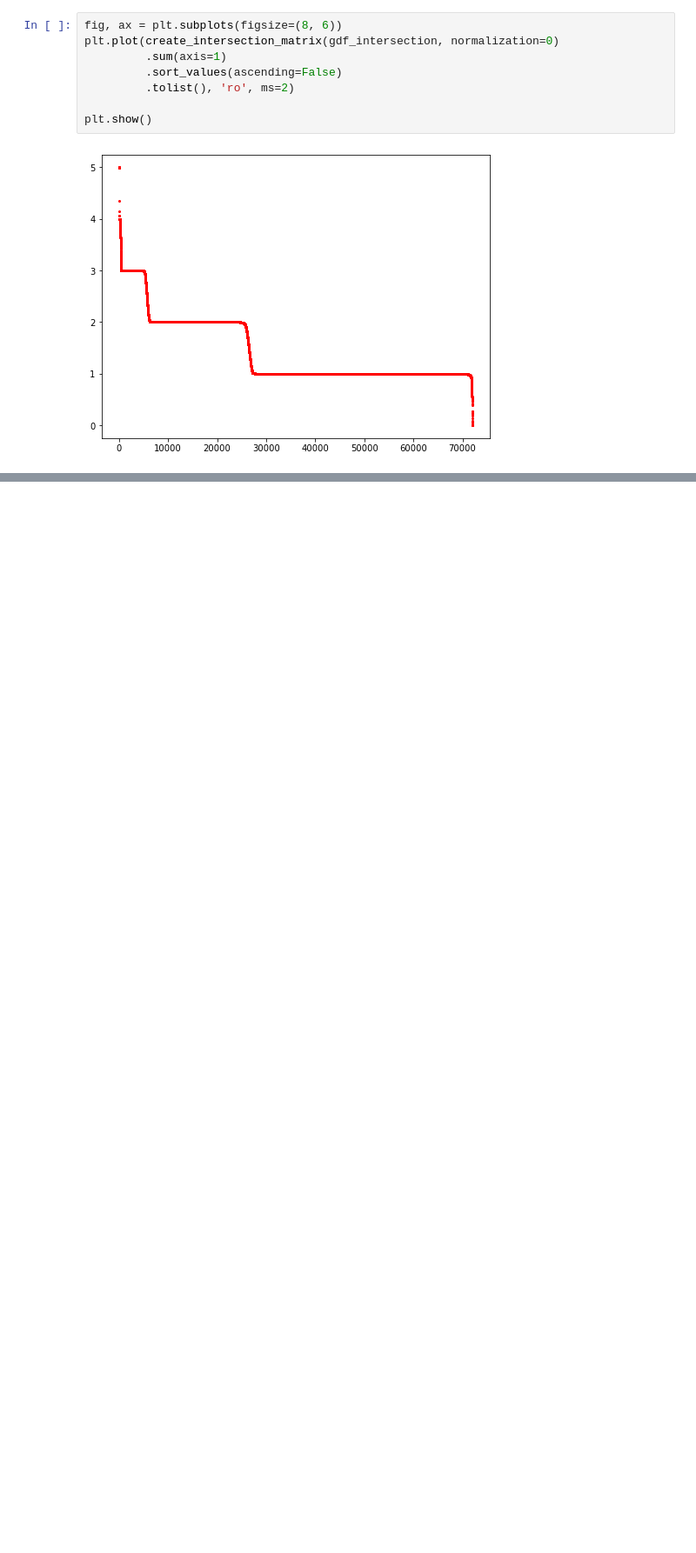
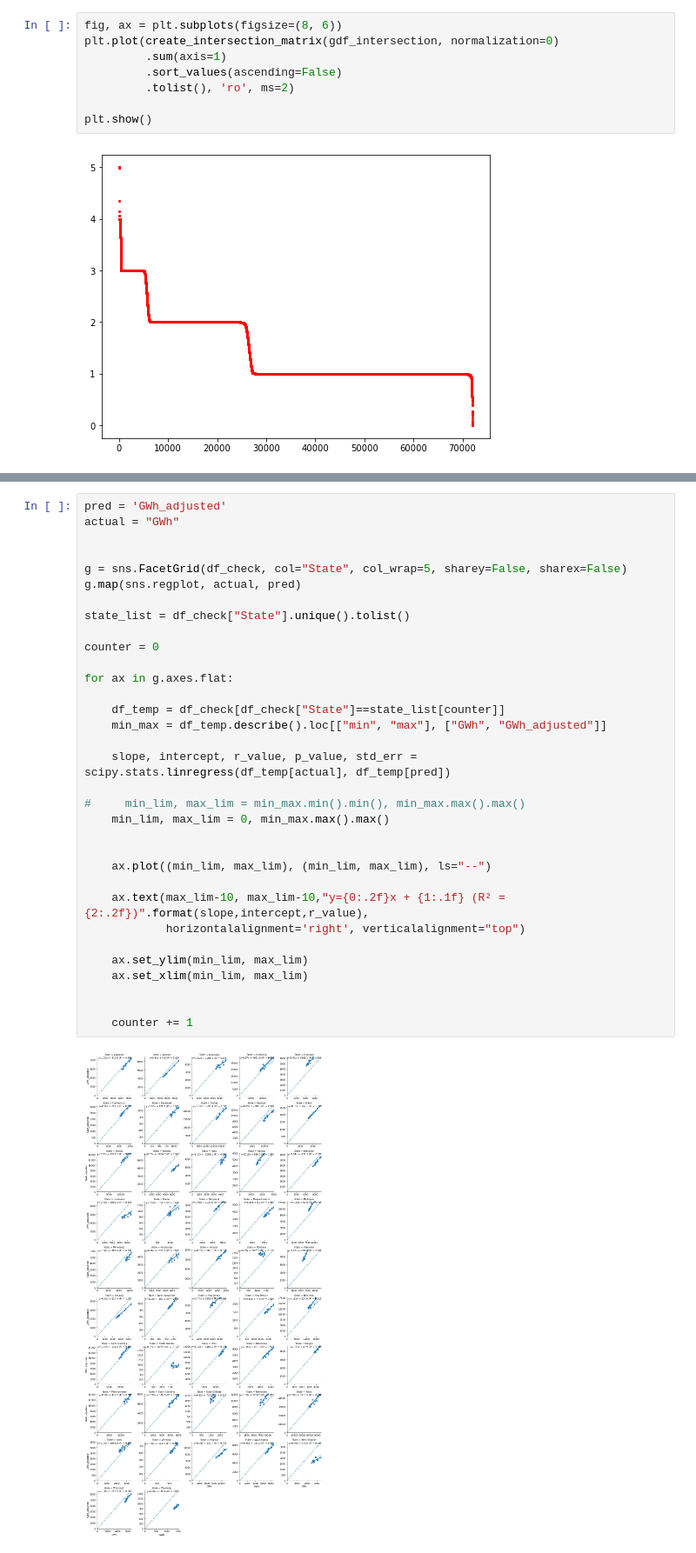
Before and after one commit to catalyst-cooperative/electricity-demand-mapping, a Jupyter notebook: notebooks/finding_overlap_areas.ipynb, the cells around one changed output, grey strips where cells are left out. Shown at 87% size. Cells and saved outputs as stored; diff of their text form; blank space fills up the shorter version.

```diff
--- a/notebooks/finding_overlap_areas.ipynb
+++ b/notebooks/finding_overlap_areas.ipynb
@@ -315,0 +524,35 @@ plt.show()
+# %%
+pred = 'GWh_adjusted'
+actual = "GWh"
+
+
+g = sns.FacetGrid(df_check, col="State", col_wrap=5, sharey=False, sharex=False)
+g.map(sns.regplot, actual, pred)
+
+state_list = df_check["State"].unique().tolist()
+
+counter = 0
+
+for ax in g.axes.flat:
+
+    df_temp = df_check[df_check["State"]==state_list[counter]]
+    min_max = df_temp.describe().loc[["min", "max"], ["GWh", "GWh_adjusted"]]
+
+    slope, intercept, r_value, p_value, std_err = scipy.stats.linregress(df_temp[actual], df_temp[pred])
+
+#     min_lim, max_lim = min_max.min().min(), min_max.max().max()
+    min_lim, max_lim = 0, min_max.max().max()
+
+
+    ax.plot((min_lim, max_lim), (min_lim, max_lim), ls="--")
+
+    ax.text(max_lim-10, max_lim-10,"y={0:.2f}x + {1:.1f} (R² = {2:.2f})".format(slope,intercept,r_value),
+            horizontalalignment='right', verticalalignment="top")
+
+    ax.set_ylim(min_lim, max_lim)
+    ax.set_xlim(min_lim, max_lim)
+
+
+    counter += 1
+# %% [output]
+[figure, added]
```
Also changed, not shown: parts of 43 cells of this notebook, 2 other files.
